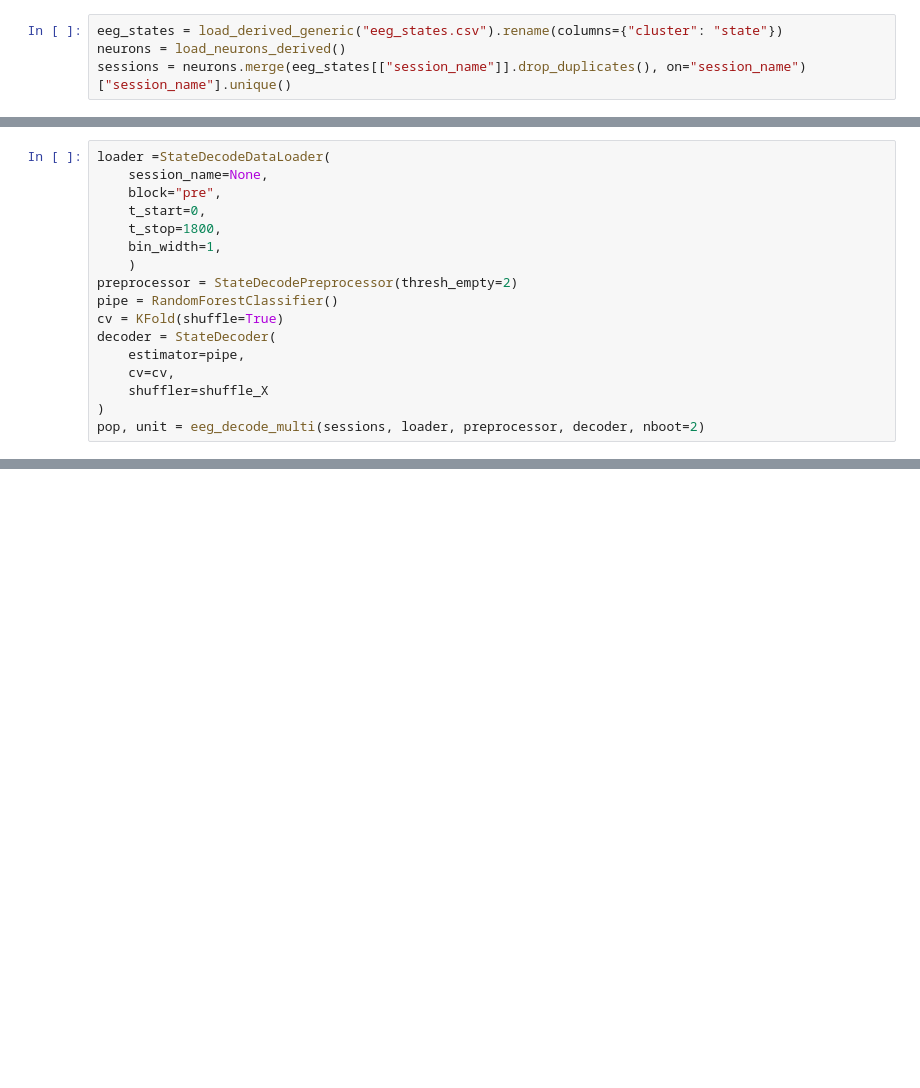
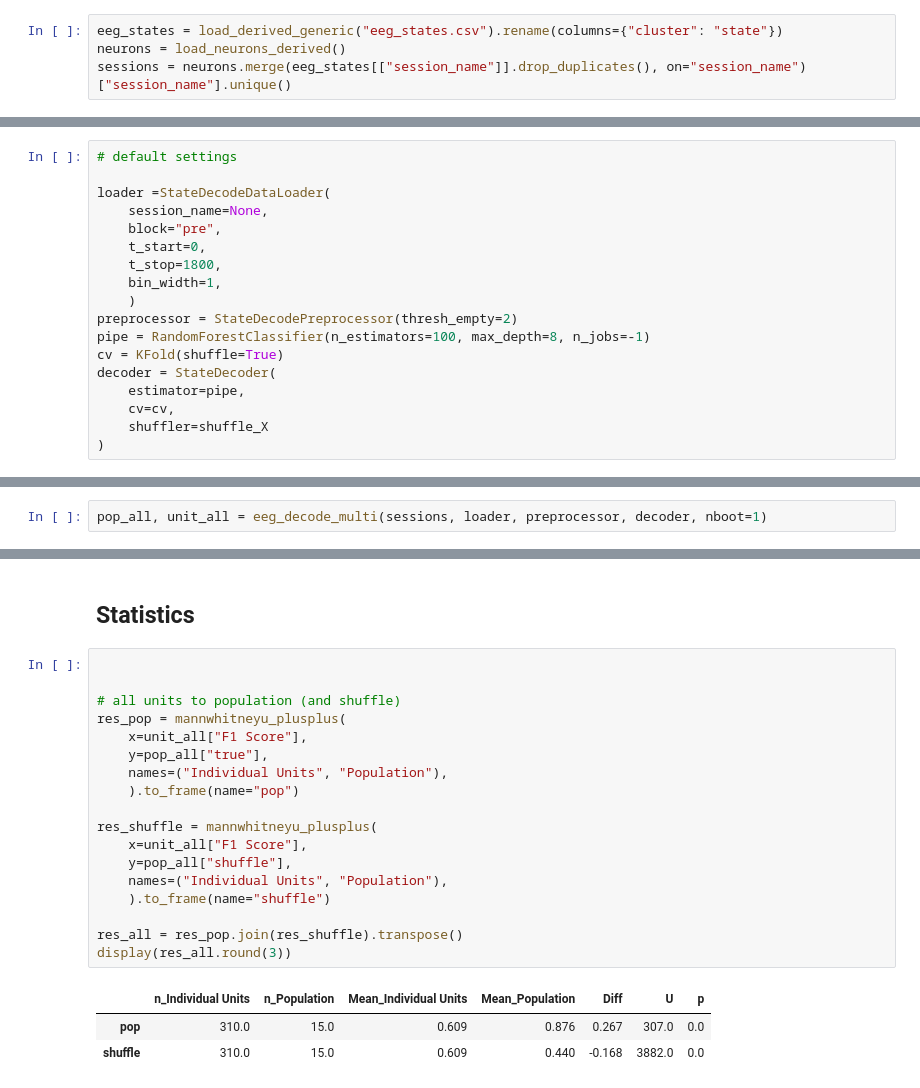
Before and after one commit to Ruairi-osul/drn-interactions, a Jupyter notebook: notebooks/Brain State/04 Decoding.ipynb, the cells around one changed output, grey strips where cells are left out. Cells and saved outputs as stored; diff of their text form; blank space fills up the shorter version.

```diff
--- a/notebooks/Brain State/04 Decoding.ipynb
+++ b/notebooks/Brain State/04 Decoding.ipynb
@@ -66,4 +97,6 @@ sessions = neurons.merge(eeg_states[["session_name"]].drop_duplicates(), on="ses
 # %%
+# default settings
+
 loader =StateDecodeDataLoader(
     session_name=None,
     block="pre",
@@ -72,11 +105,10 @@ loader =StateDecodeDataLoader(
     bin_width=1,
     )
 preprocessor = StateDecodePreprocessor(thresh_empty=2)
-pipe = RandomForestClassifier()
+pipe = RandomForestClassifier(n_estimators=100, max_depth=8, n_jobs=-1)
 cv = KFold(shuffle=True)
 decoder = StateDecoder(
     estimator=pipe,
     cv=cv,
     shuffler=shuffle_X
 )
-pop, unit = eeg_decode_multi(sessions, loader, preprocessor, decoder, nboot=2)
@@ -152,0 +117,2 @@ plt.tight_layout()
+# %%
+pop_all, unit_all = eeg_decode_multi(sessions, loader, preprocessor, decoder, nboot=1)
@@ -152,0 +248,24 @@ plt.tight_layout()
+# %% [markdown]
+## Statistics
+# %%
+
+
+# all units to population (and shuffle)
+res_pop = mannwhitneyu_plusplus(
+    x=unit_all["F1 Score"],
+    y=pop_all["true"],
+    names=("Individual Units", "Population"),
+    ).to_frame(name="pop")
+
+res_shuffle = mannwhitneyu_plusplus(
+    x=unit_all["F1 Score"],
+    y=pop_all["shuffle"],
+    names=("Individual Units", "Population"),
+    ).to_frame(name="shuffle")
+
+res_all = res_pop.join(res_shuffle).transpose()
+display(res_all.round(3))
+# %% [output]
+|  | n_Individual Units | n_Population | Mean_Individual Units | Mean_Population | Diff | U | p |
+| pop | 310.0 | 15.0 | 0.609 | 0.876 | 0.267 | 307.0 | 0.0 |
+| shuffle | 310.0 | 15.0 | 0.609 | 0.440 | -0.168 | 3882.0 | 0.0 |
```
Also changed, not shown: parts of 16 cells of this notebook, 2 other files.
